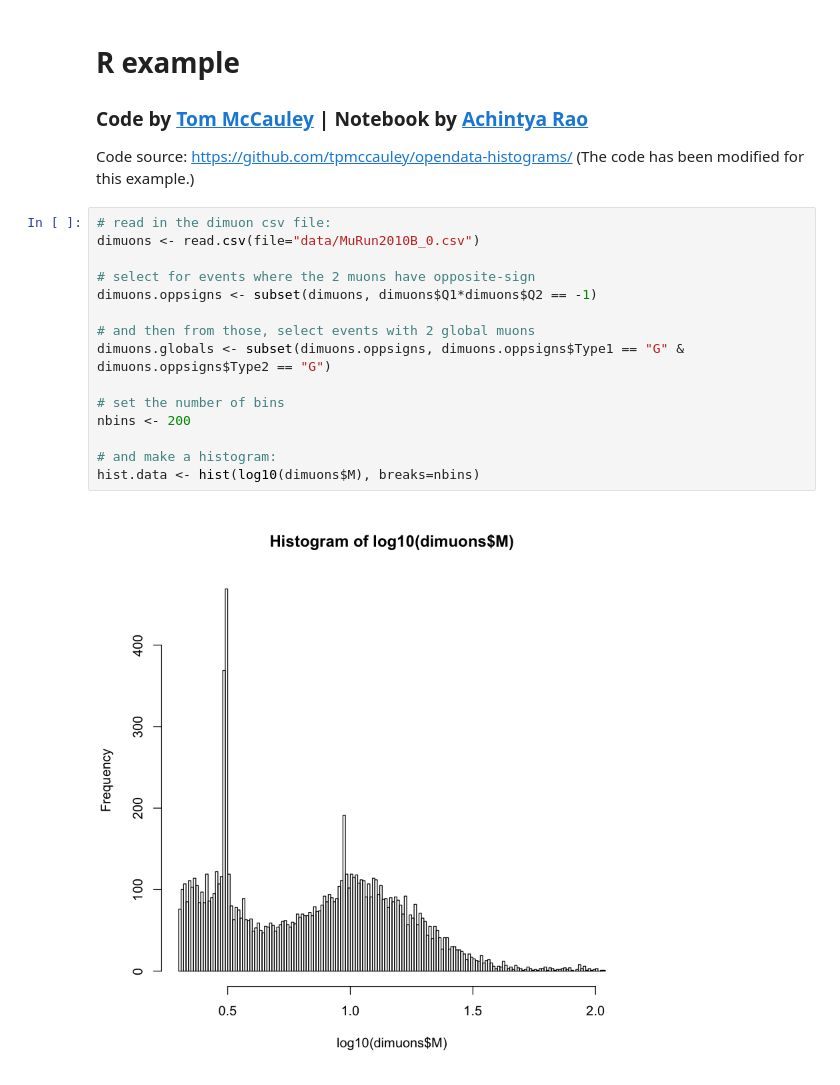
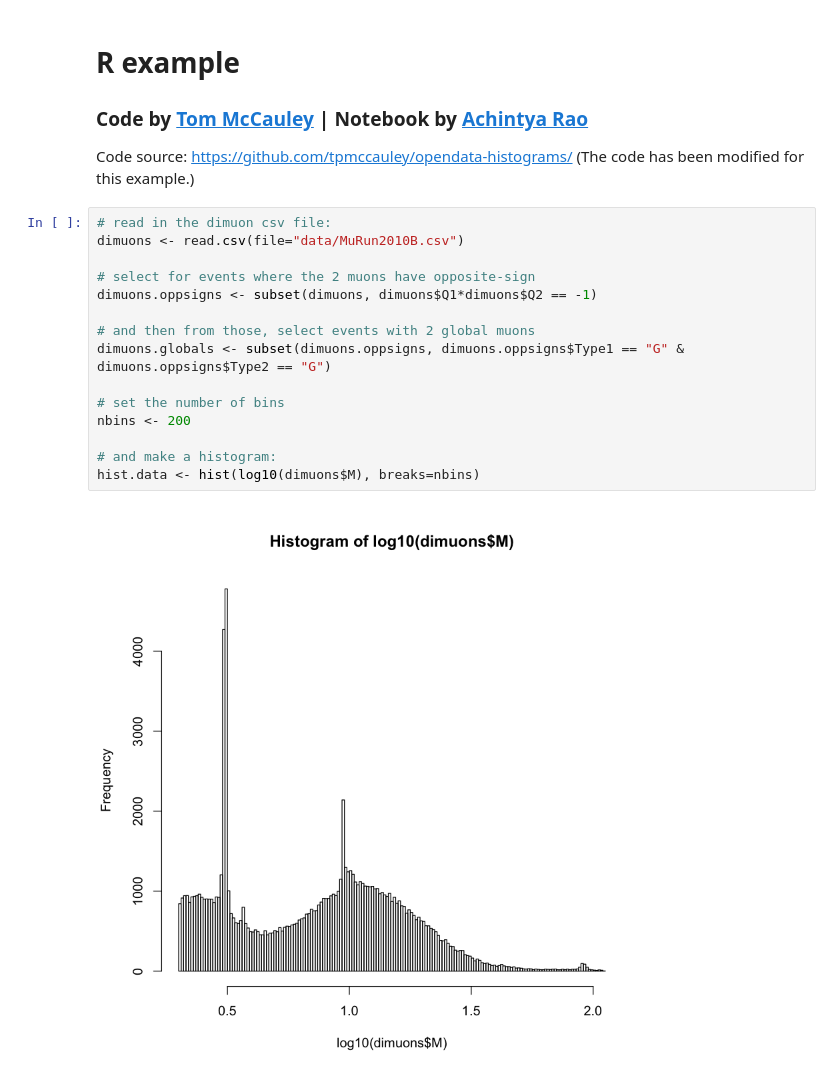
Before and after one commit to RaoOfPhysics/studyGroupJupyter, a Jupyter notebook: IRkernel.ipynb, the cells around one changed output. Drawn from its saved outputs; the diff is of its cells as text.

```diff
--- a/IRkernel.ipynb
+++ b/IRkernel.ipynb
@@ -7,21 +7,21 @@
 Code source: https://github.com/tpmccauley/opendata-histograms/ (The code has been modified for this example.)
 # %%
 # read in the dimuon csv file:
-dimuons <- read.csv(file="data/MuRun2010B_0.csv")
+dimuons <- read.csv(file="data/MuRun2010B.csv")
 
 # select for events where the 2 muons have opposite-sign
 dimuons.oppsigns <- subset(dimuons, dimuons$Q1*dimuons$Q2 == -1)
 
 # and then from those, select events with 2 global muons
 dimuons.globals <- subset(dimuons.oppsigns, dimuons.oppsigns$Type1 == "G" & dimuons.oppsigns$Type2 == "G")
 
 # set the number of bins
 nbins <- 200
 
 # and make a histogram:
 hist.data <- hist(log10(dimuons$M), breaks=nbins)
 # %% [output]
-[figure, old version]
+[figure, new version]
 # %%
 # which is not bad on its own
 
```
Also changed, not shown: parts of 3 cells of this notebook, 2 other files.
